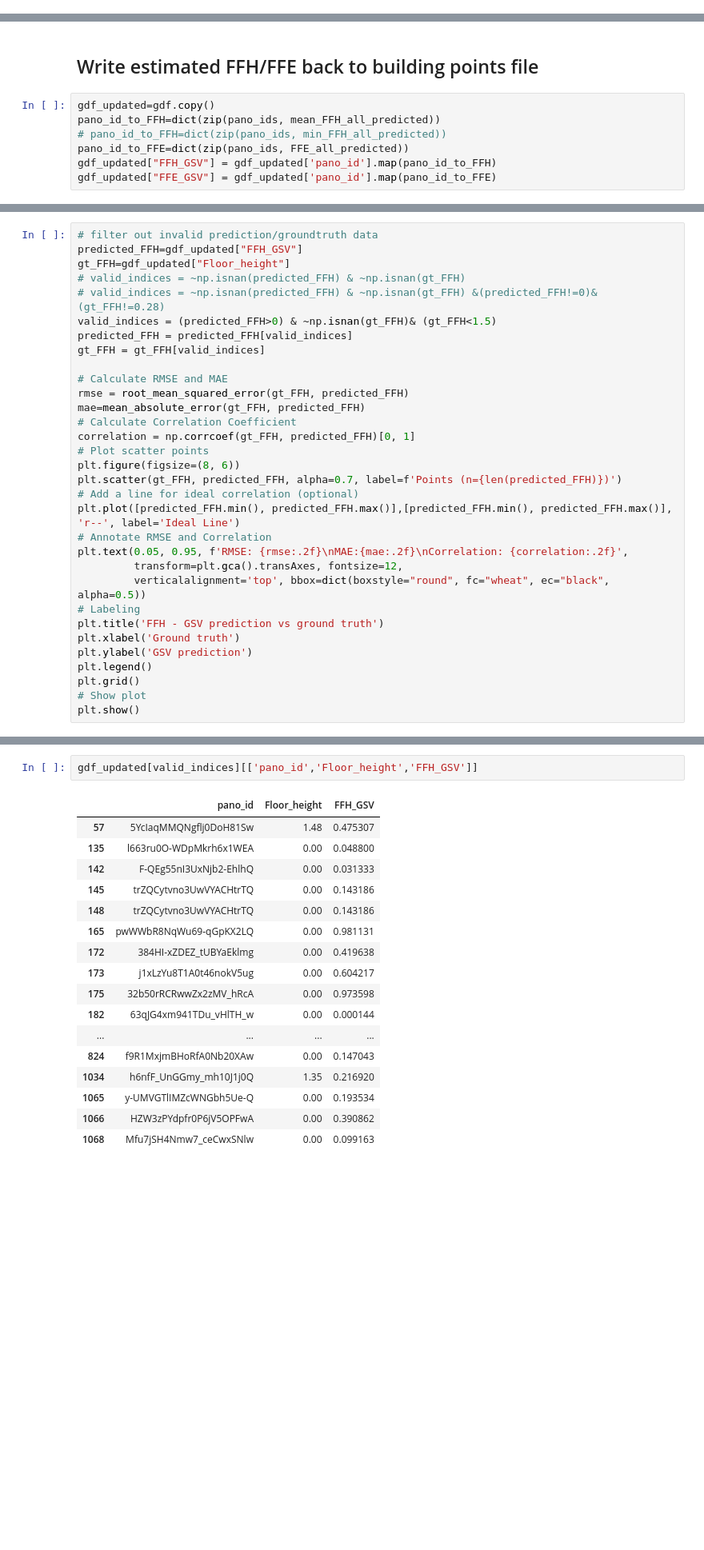
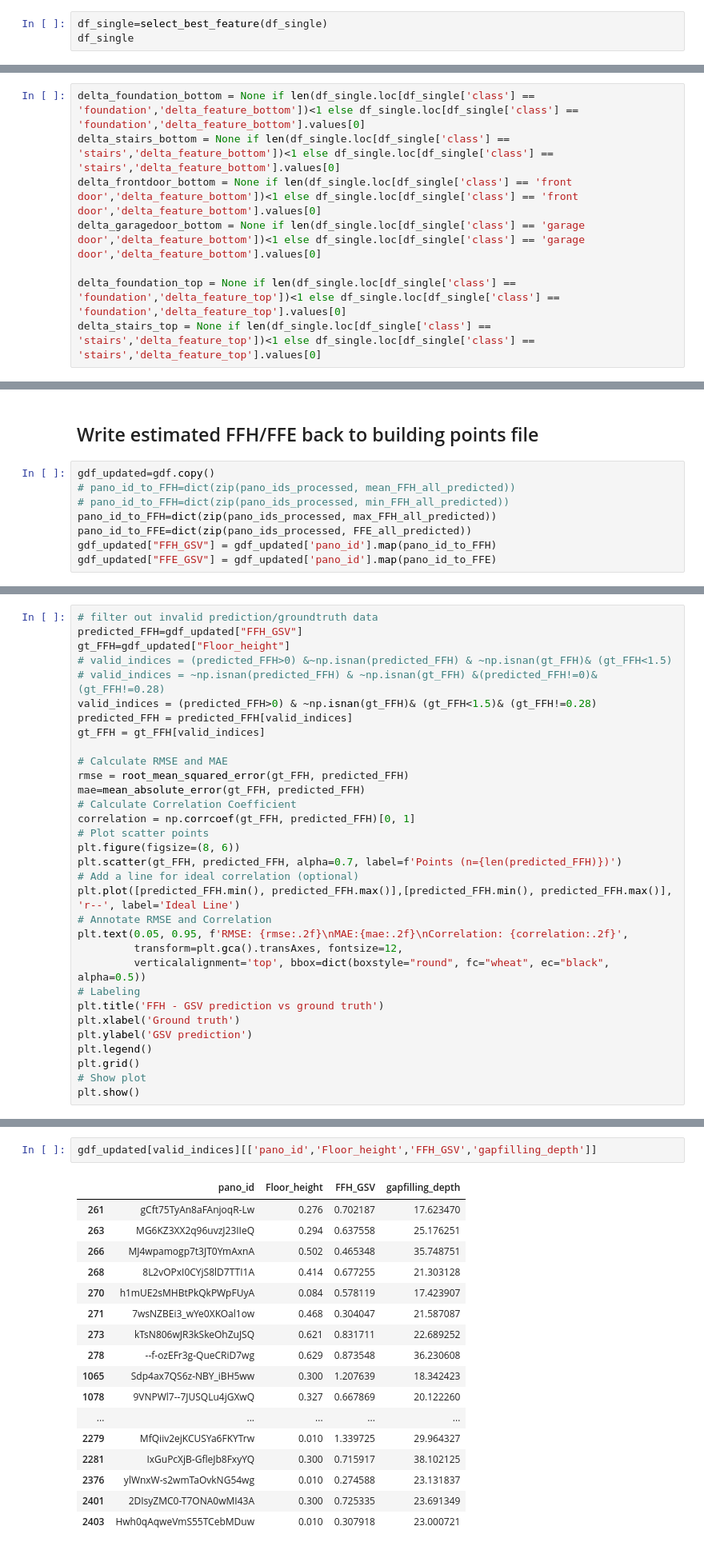
Before and after one commit to GeoscienceAustralia/GA_Floor_Height, a Jupyter notebook: GSV/8_FFH_estimation_GSV_YOLO.ipynb, the cells around one changed output, grey strips where cells are left out. Shown: that part at 80% size. Cells and saved outputs as stored; diff of their text form; blank space fills up the shorter version.

```diff
--- a/GSV/8_FFH_estimation_GSV_YOLO.ipynb
+++ b/GSV/8_FFH_estimation_GSV_YOLO.ipynb
@@ -126,0 +200,3 @@ depth_gapfill
+# %%
+df_single=select_best_feature(df_single)
+df_single
@@ -171,3 +210,11 @@ delta_foundation_top
+# %%
+delta_foundation_bottom = None if len(df_single.loc[df_single['class'] == 'foundation','delta_feature_bottom'])<1 else df_single.loc[df_single['class'] == 'foundation','delta_feature_bottom'].values[0]
+delta_stairs_bottom = None if len(df_single.loc[df_single['class'] == 'stairs','delta_feature_bottom'])<1 else df_single.loc[df_single['class'] == 'stairs','delta_feature_bottom'].values[0]
+delta_frontdoor_bottom = None if len(df_single.loc[df_single['class'] == 'front door','delta_feature_bottom'])<1 else df_single.loc[df_single['class'] == 'front door','delta_feature_bottom'].values[0]
+delta_garagedoor_bottom = None if len(df_single.loc[df_single['class'] == 'garage door','delta_feature_bottom'])<1 else df_single.loc[df_single['class'] == 'garage door','delta_feature_bottom'].values[0]
+
+delta_foundation_top = None if len(df_single.loc[df_single['class'] == 'foundation','delta_feature_top'])<1 else df_single.loc[df_single['class'] == 'foundation','delta_feature_top'].values[0]
+delta_stairs_top = None if len(df_single.loc[df_single['class'] == 'stairs','delta_feature_top'])<1 else df_single.loc[df_single['class'] == 'stairs','delta_feature_top'].values[0]
 # %%
 # calculate FFH
 FFH = estimate_FFH(delta_foundation_top=delta_foundation_top,
@@ -305,9 +408,10 @@ pano id:  zotwDJujg_rRs7tHgFpE_A
 ## Write estimated FFH/FFE back to building points file
 # %%
 gdf_updated=gdf.copy()
-pano_id_to_FFH=dict(zip(pano_ids, mean_FFH_all_predicted))
-# pano_id_to_FFH=dict(zip(pano_ids, min_FFH_all_predicted))
-pano_id_to_FFE=dict(zip(pano_ids, FFE_all_predicted))
+# pano_id_to_FFH=dict(zip(pano_ids_processed, mean_FFH_all_predicted))
+# pano_id_to_FFH=dict(zip(pano_ids_processed, min_FFH_all_predicted))
+pano_id_to_FFH=dict(zip(pano_ids_processed, max_FFH_all_predicted))
+pano_id_to_FFE=dict(zip(pano_ids_processed, FFE_all_predicted))
 gdf_updated["FFH_GSV"] = gdf_updated['pano_id'].map(pano_id_to_FFH)
 gdf_updated["FFE_GSV"] = gdf_updated['pano_id'].map(pano_id_to_FFE)
 # %%
@@ -320,9 +424,9 @@ gdf_updated.to_file(out_file, driver="GeoJSON")
 # filter out invalid prediction/groundtruth data
 predicted_FFH=gdf_updated["FFH_GSV"]
 gt_FFH=gdf_updated["Floor_height"]
-# valid_indices = ~np.isnan(predicted_FFH) & ~np.isnan(gt_FFH)
+# valid_indices = (predicted_FFH>0) &~np.isnan(predicted_FFH) & ~np.isnan(gt_FFH)& (gt_FFH<1.5)
 # valid_indices = ~np.isnan(predicted_FFH) & ~np.isnan(gt_FFH) &(predicted_FFH!=0)& (gt_FFH!=0.28)
-valid_indices = (predicted_FFH>0) & ~np.isnan(gt_FFH)& (gt_FFH<1.5)
+valid_indices = (predicted_FFH>0) & ~np.isnan(gt_FFH)& (gt_FFH<1.5)& (gt_FFH!=0.28)
 predicted_FFH = predicted_FFH[valid_indices]
 gt_FFH = gt_FFH[valid_indices]
 
@@ -353,23 +457,23 @@ plt.show()
 # %%
-gdf_updated[valid_indices][['pano_id','Floor_height','FFH_GSV']]
+gdf_updated[valid_indices][['pano_id','Floor_height','FFH_GSV','gapfilling_depth']]
 # %% [output]
-|  | pano_id | Floor_height | FFH_GSV |
-| 57 | 5YcIaqMMQNgflj0DoH81Sw | 1.48 | 0.475307 |
-| 135 | l663ru0O-WDpMkrh6x1WEA | 0.00 | 0.048800 |
-| 142 | F-QEg55nI3UxNjb2-EhlhQ | 0.00 | 0.031333 |
-| 145 | trZQCytvno3UwVYACHtrTQ | 0.00 | 0.143186 |
-| 148 | trZQCytvno3UwVYACHtrTQ | 0.00 | 0.143186 |
-| 165 | pwWWbR8NqWu69-qGpKX2LQ | 0.00 | 0.981131 |
-| 172 | 384HI-xZDEZ_tUBYaEklmg | 0.00 | 0.419638 |
-| 173 | j1xLzYu8T1A0t46nokV5ug | 0.00 | 0.604217 |
-| 175 | 32b50rRCRwwZx2zMV_hRcA | 0.00 | 0.973598 |
-| 182 | 63qJG4xm941TDu_vHlTH_w | 0.00 | 0.000144 |
-| ... | ... | ... | ... |
-| 824 | f9R1MxjmBHoRfA0Nb20XAw | 0.00 | 0.147043 |
-| 1034 | h6nfF_UnGGmy_mh10J1j0Q | 1.35 | 0.216920 |
-| 1065 | y-UMVGTlIMZcWNGbh5Ue-Q | 0.00 | 0.193534 |
-| 1066 | HZW3zPYdpfr0P6jV5OPFwA | 0.00 | 0.390862 |
-| 1068 | Mfu7jSH4Nmw7_ceCwxSNlw | 0.00 | 0.099163 |
+|  | pano_id | Floor_height | FFH_GSV | gapfilling_depth |
+| 261 | gCft75TyAn8aFAnjoqR-Lw | 0.276 | 0.702187 | 17.623470 |
+| 263 | MG6KZ3XX2q96uvzJ23IIeQ | 0.294 | 0.637558 | 25.176251 |
+| 266 | MJ4wpamogp7t3JT0YmAxnA | 0.502 | 0.465348 | 35.748751 |
+| 268 | 8L2vOPxI0CYjS8lD7TTI1A | 0.414 | 0.677255 | 21.303128 |
+| 270 | h1mUE2sMHBtPkQkPWpFUyA | 0.084 | 0.578119 | 17.423907 |
+| 271 | 7wsNZBEi3_wYe0XKOal1ow | 0.468 | 0.304047 | 21.587087 |
+| 273 | kTsN806wJR3kSkeOhZuJSQ | 0.621 | 0.831711 | 22.689252 |
+| 278 | --f-ozEFr3g-QueCRiD7wg | 0.629 | 0.873548 | 36.230608 |
+| 1065 | Sdp4ax7QS6z-NBY_iBH5ww | 0.300 | 1.207639 | 18.342423 |
+| 1078 | 9VNPWl7--7JUSQLu4jGXwQ | 0.327 | 0.667869 | 20.122260 |
+| ... | ... | ... | ... | ... |
+| 2279 | MfQiiv2ejKCUSYa6FKYTrw | 0.010 | 1.339725 | 29.964327 |
+| 2281 | IxGuPcXjB-GfleJb8FxyYQ | 0.300 | 0.715917 | 38.102125 |
+| 2376 | ylWnxW-s2wmTaOvkNG54wg | 0.010 | 0.274588 | 23.131837 |
+| 2401 | 2DIsyZMC0-T7ONA0wMI43A | 0.300 | 0.725335 | 23.691349 |
+| 2403 | Hwh0qAqweVmS55TCebMDuw | 0.010 | 0.307918 | 23.000721 |
 # %% [markdown]
 ### FFE
 # %%
```
Also changed, not shown: parts of 55 cells of this notebook.
